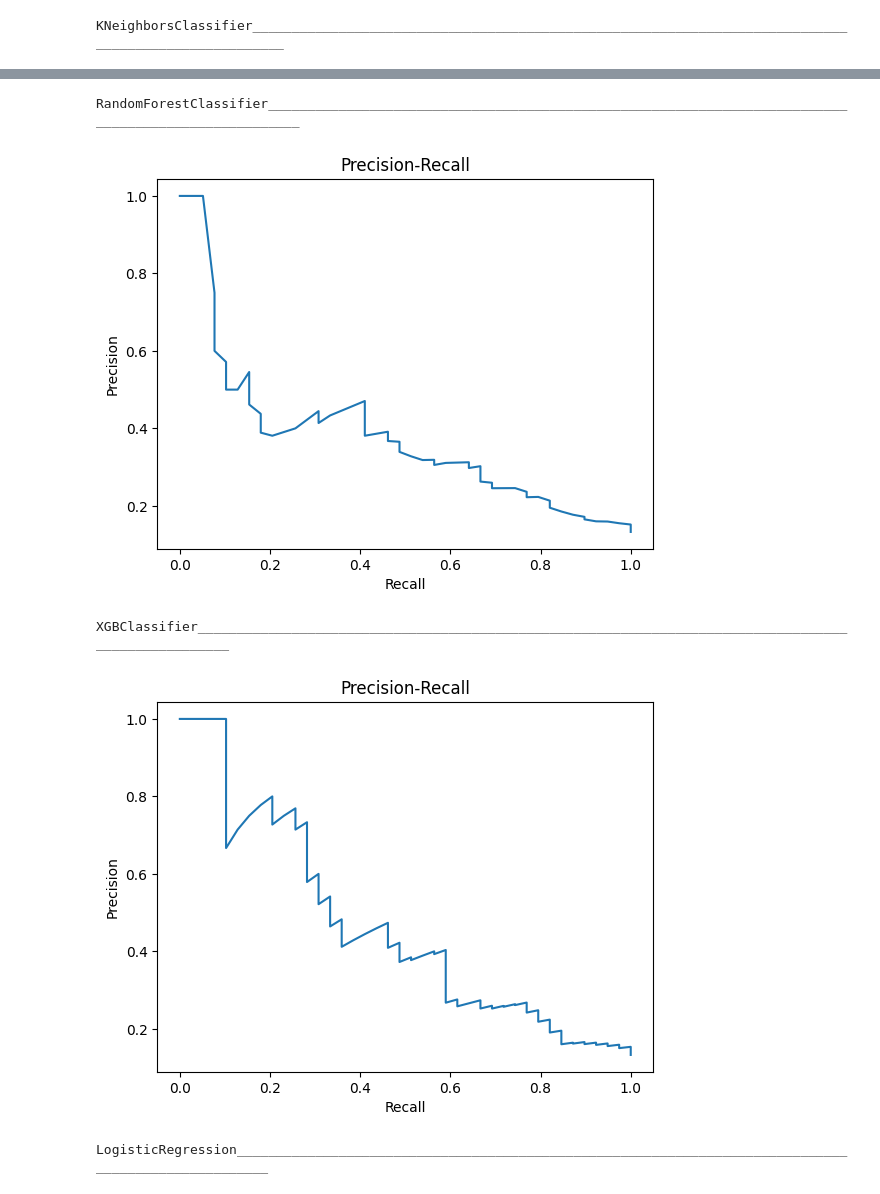
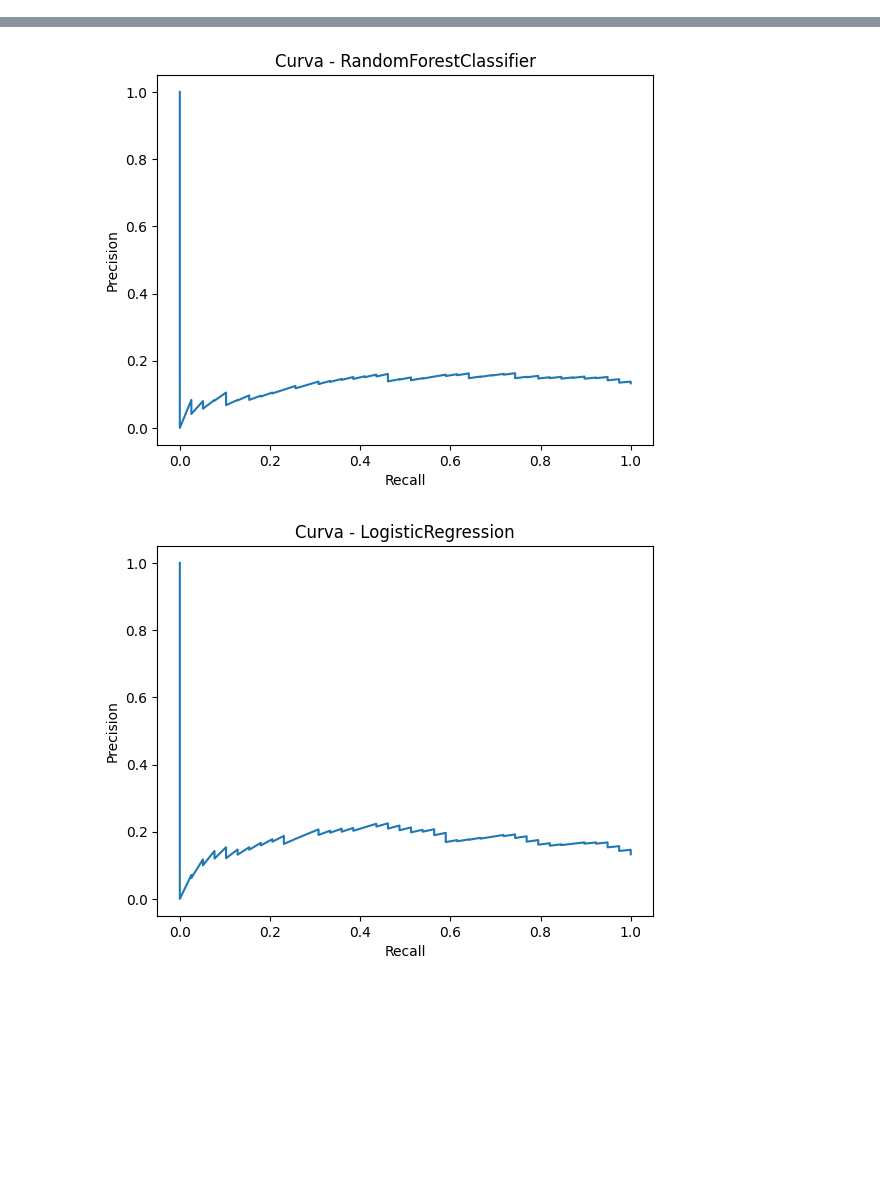
Before and after one commit to vinisantanx/hr-analysis, a Jupyter notebook: notebooks/_analysis_gold.ipynb, the cells around one changed output, grey strips where cells are left out. Saved outputs shown, nothing was run; the diff lists cells and outputs as text; code cells hidden in the pictures; blank space fills up the shorter version.

Commit message:
feat: add new graph visuals

```diff
--- a/notebooks/_analysis_gold.ipynb
+++ b/notebooks/_analysis_gold.ipynb
@@ -270,9 +200,7 @@ x_train, x_test, y_train, y_test = train_test_split(
     random_state=RANDOM_STATE
 )
 
-
-x_trainb, y_trainb = trainer.data_balance(x_train, y_train)
-
+x_trainb, y_trainb = trainer.data_balance(x_train, y_train, 'under')
 
 models_score = trainer.fit_and_score(
     models=models,
@@ -333,13 +281,10 @@ weighted avg       0.84      0.68      0.73       294
 # %%
 for model in models:
-    print(model + '_'* 100)
     probs = models[model].predict_proba(x_test)[:,1]
     prec, rec, thr = precision_recall_curve(y_test, probs)
-
+    plt.title("Curva - " + model )
     plt.plot(rec, prec)
     plt.xlabel("Recall")
     plt.ylabel("Precision")
-    plt.title("Precision-Recall")
     plt.show()
 # %% [output]
-KNeighborsClassifier____________________________________________________________________________________________________
@@ -347,5 +292,2 @@ KNeighborsClassifier____________________________________________________________
-RandomForestClassifier____________________________________________________________________________________________________
-[figure, old version]
+[figure, new version]
-XGBClassifier____________________________________________________________________________________________________
-[figure, old version]
+[figure, new version]
-LogisticRegression____________________________________________________________________________________________________
```
Also changed, not shown: parts of 14 cells of this notebook.
